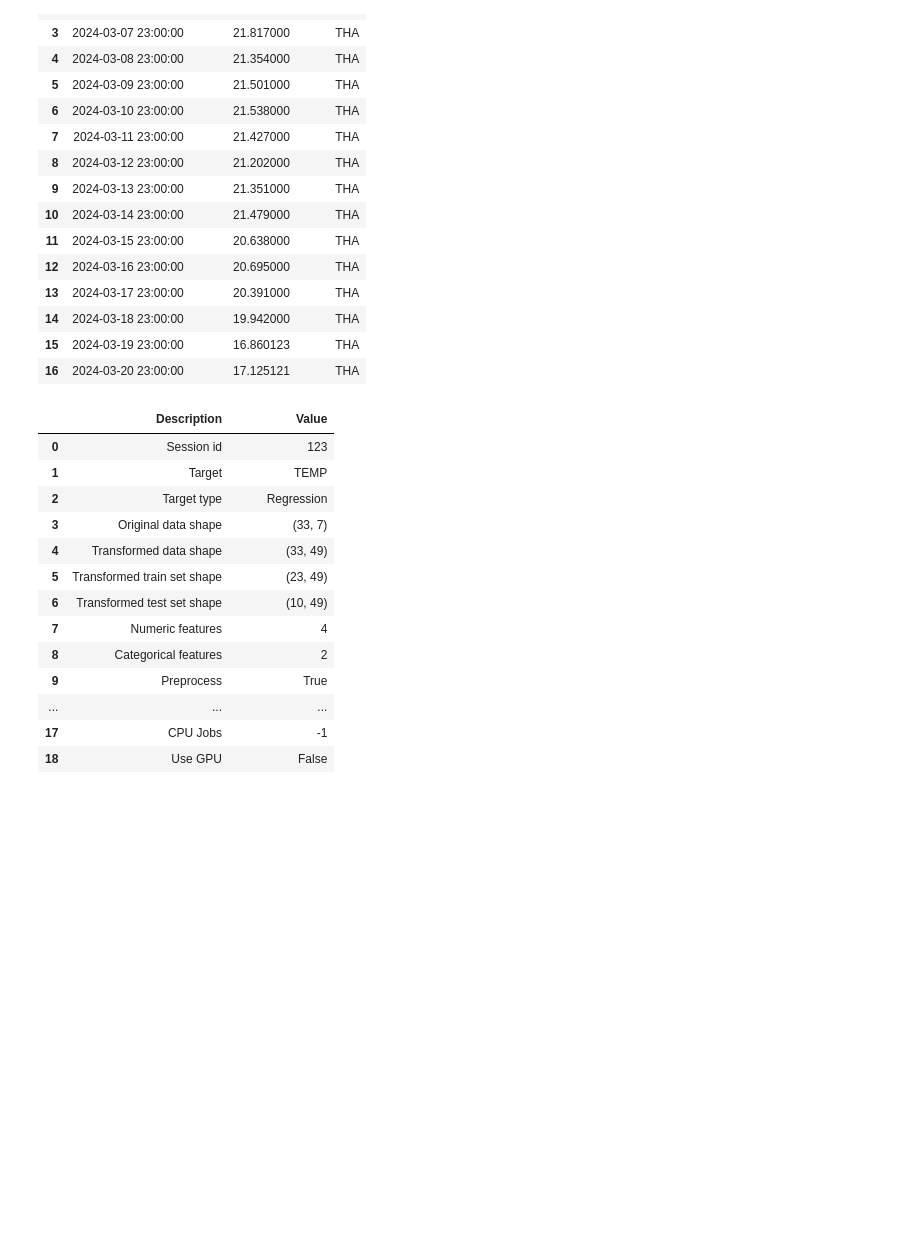
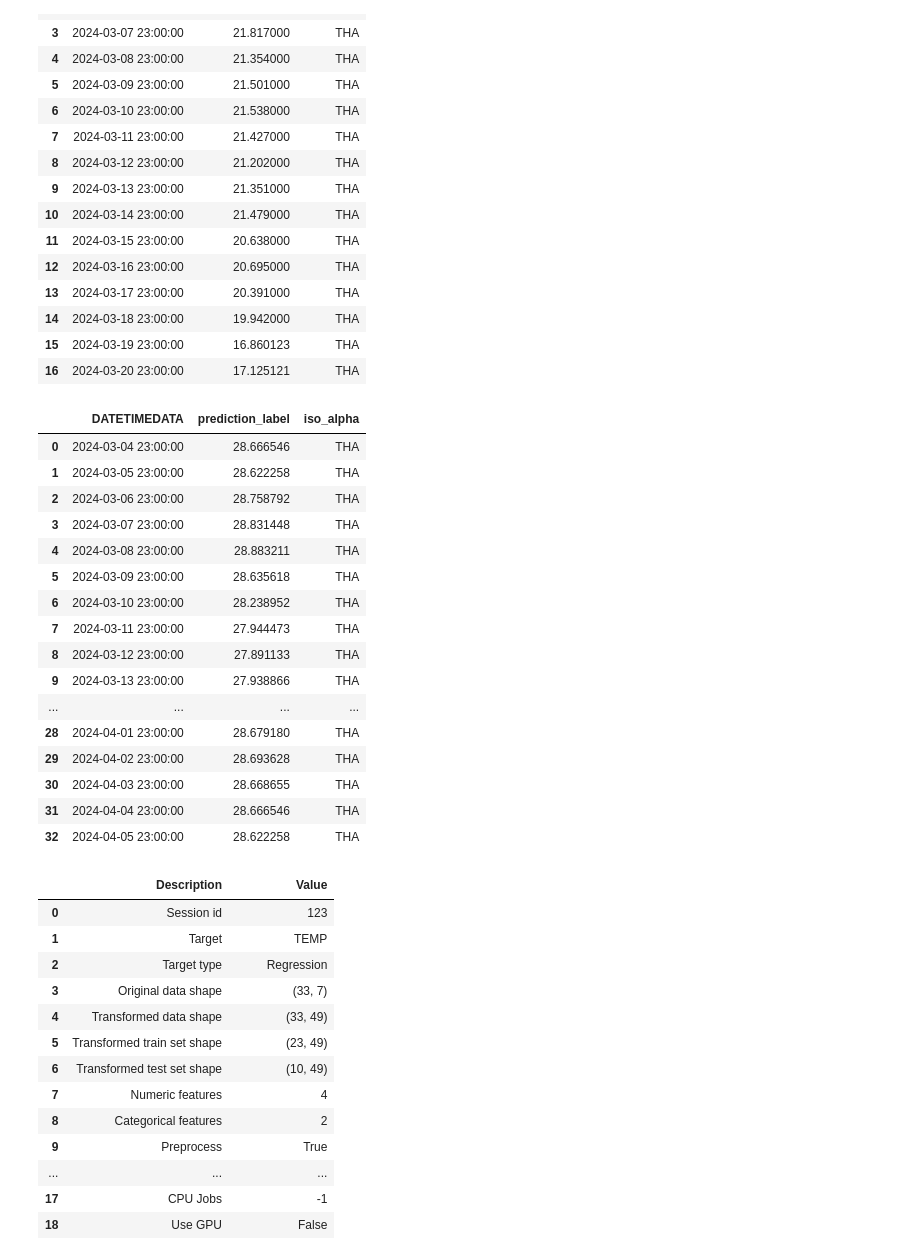
Before and after one commit to Thanathat26/Pm2.5, a Jupyter notebook: ทดสอบ.ipynb, the cells around one changed output. Drawn from its saved outputs; the diff is of its cells as text; code cells hidden in the pictures; blank space fills up the shorter version.

```diff
--- a/ทดสอบ.ipynb
+++ b/ทดสอบ.ipynb
@@ -241,6 +241,30 @@ df
 | 14 | 2024-03-18 23:00:00 | 19.942000 | THA |
 | 15 | 2024-03-19 23:00:00 | 16.860123 | THA |
 | 16 | 2024-03-20 23:00:00 | 17.125121 | THA |
+# %%
+df = pd.read_csv("T_ML2.csv")
+df["iso_alpha"] = "THA"
+
+df.to_csv("T_MLMap.csv", index=False)
+df
+# %% [output]
+|  | DATETIMEDATA | prediction_label | iso_alpha |
+| 0 | 2024-03-04 23:00:00 | 28.666546 | THA |
+| 1 | 2024-03-05 23:00:00 | 28.622258 | THA |
+| 2 | 2024-03-06 23:00:00 | 28.758792 | THA |
+| 3 | 2024-03-07 23:00:00 | 28.831448 | THA |
+| 4 | 2024-03-08 23:00:00 | 28.883211 | THA |
+| 5 | 2024-03-09 23:00:00 | 28.635618 | THA |
+| 6 | 2024-03-10 23:00:00 | 28.238952 | THA |
+| 7 | 2024-03-11 23:00:00 | 27.944473 | THA |
+| 8 | 2024-03-12 23:00:00 | 27.891133 | THA |
+| 9 | 2024-03-13 23:00:00 | 27.938866 | THA |
+| ... | ... | ... | ... |
+| 28 | 2024-04-01 23:00:00 | 28.679180 | THA |
+| 29 | 2024-04-02 23:00:00 | 28.693628 | THA |
+| 30 | 2024-04-03 23:00:00 | 28.668655 | THA |
+| 31 | 2024-04-04 23:00:00 | 28.666546 | THA |
+| 32 | 2024-04-05 23:00:00 | 28.622258 | THA |
 # %%
 
 import pandas as pd
```
Also changed, not shown: 3 other files.
